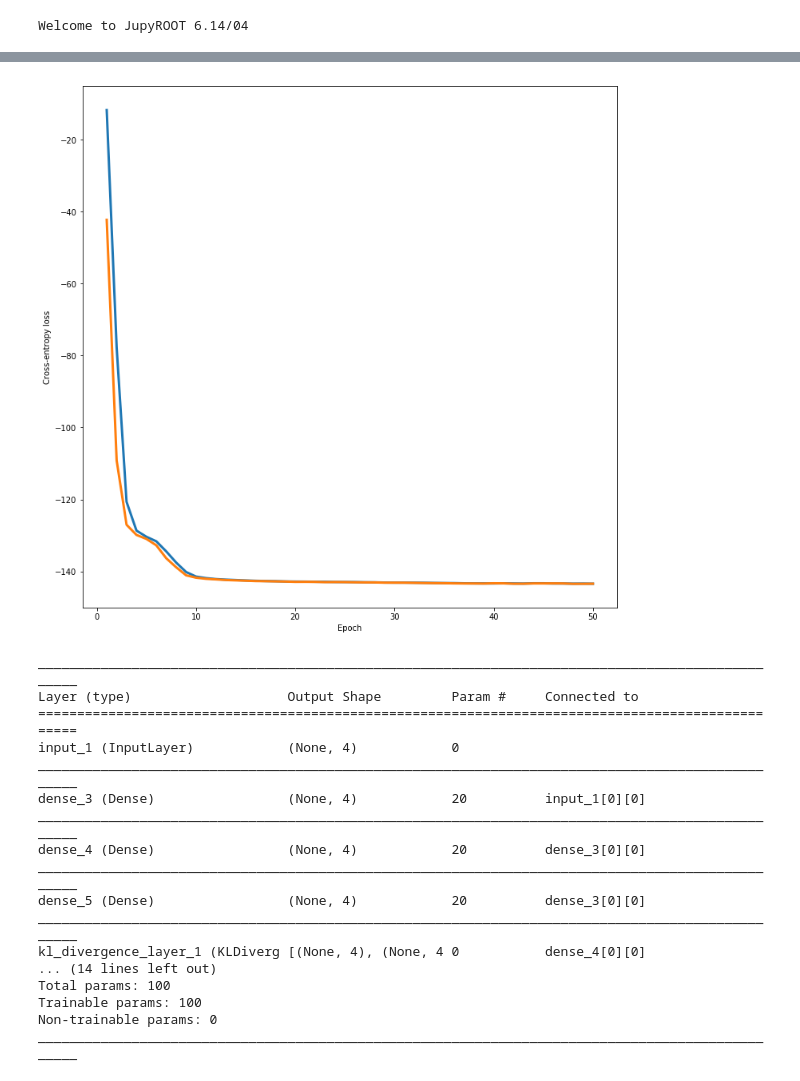
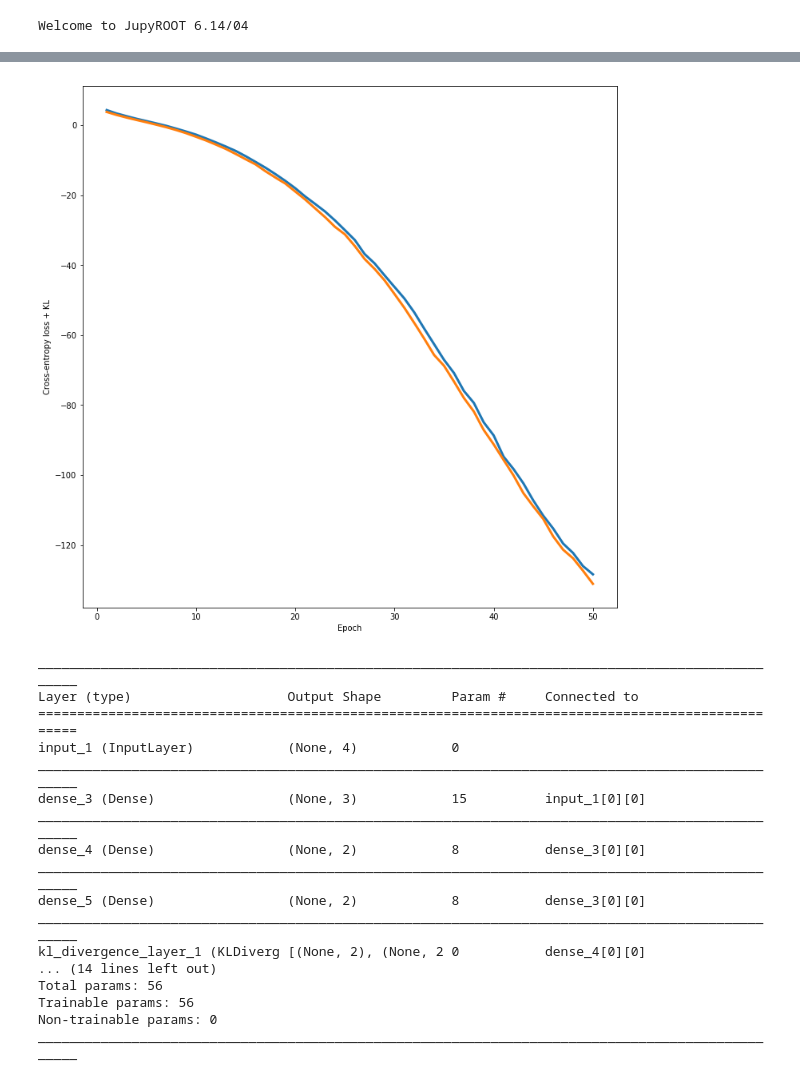
Before and after one commit to amassiro/MyKeras, a Jupyter notebook: VAE/train.VAE.py.ipynb, the cells around one changed output, grey strips where cells are left out. Drawn from its saved outputs; the diff is of its cells as text; code cells hidden in the pictures.

```diff
--- a/VAE/train.VAE.py.ipynb
+++ b/VAE/train.VAE.py.ipynb
@@ -42,20 +26,33 @@ plt.hist( data, bins = 50)
 # Now create seriously more data in 2D
 #
 
-num_events = 1000
+num_events = 3000
 
-dimension_input = 3
+dimension_input = 4
 
 print range(dimension_input)
 
 mu = 2
 sigma = 0.3
-data_vector_wrong_order = np.array( [np.random.normal(mu+i, sigma, num_events) for i in range(dimension_input)] )
+data_vector_wrong_order = np.array( [ np.random.normal(mu+i, sigma, num_events*2/3)          for i in range(dimension_input)] )
 
-# print data_vector_wrong_order
+data_vector_wrong_order_extended = np.array( [ np.random.normal(mu+i+4., 3*sigma, num_events/3) for i in range(dimension_input)] )
+
+print "data_vector_wrong_order"
+print data_vector_wrong_order
+
+print "data_vector_wrong_order_extended"
+print data_vector_wrong_order_extended
+
+# https://docs.scipy.org/doc/numpy-1.15.0/reference/generated/numpy.concatenate.html
+data_vector_wrong_order = np.concatenate( [data_vector_wrong_order, data_vector_wrong_order_extended], axis=1)
+
+print "data_vector_wrong_order"
+print data_vector_wrong_order
 
 data_vector = np.array( [ data_vector_wrong_order[:,i] for i in range(num_events) ] )
-# print data_vector
+print "data_vector"
+print data_vector
 
 
 for i in range(dimension_input):
@@ -99,8 +119,8 @@ from keras.layers import Input, Dense, Lambda, Layer, Add, Multiply
 from keras.models import Model, Sequential
 
 original_dim = dimension_input
-intermediate_dim = 2
-latent_dim = 3
+intermediate_dim = 3
+latent_dim = 2
 batch_size = 100
-epochs = 20
-# epsilon_std = 1.0
+epochs = 50
+epsilon_std = 1.0
@@ -208,8 +227,8 @@ vae.compile (optimizer='rmsprop', loss=nll)
 # %%
 
 # train the VAE
-x_train = data_train
-x_test  = data_test
+x_train = data_vector
+x_test  = data_vector
 
 
 history = vae.fit(x_train,   # source
@@ -281,17 +297,19 @@ latent layer
 # %%
 
 
 #########################################################
 ## validation plot
 
 fig_validation = plt.figure(original_dim+latent_dim, figsize=(12,12))
 
 epochs = range(1, len(history.history["loss"])+1)
 plt.plot(epochs, history.history["loss"], lw=3, label="Training loss")
 plt.plot(epochs, history.history["val_loss"], lw=3, label="Validation loss")
-plt.xlabel("Epoch"), plt.ylabel("Cross-entropy loss");
+plt.xlabel("Epoch"), plt.ylabel("Cross-entropy loss + KL");
+
+# print(history.history)
 # %% [output]
-[figure, old version]
+[figure, new version]
 # %%
 
 #########################################################
@@ -307,16 +325,16 @@ Layer (type)                    Output Shape         Param #     Connected to
 ==================================================================================================
 input_1 (InputLayer)            (None, 4)            0
 __________________________________________________________________________________________________
-dense_3 (Dense)                 (None, 4)            20          input_1[0][0]
+dense_3 (Dense)                 (None, 3)            15          input_1[0][0]
 __________________________________________________________________________________________________
-dense_4 (Dense)                 (None, 4)            20          dense_3[0][0]
+dense_4 (Dense)                 (None, 2)            8           dense_3[0][0]
 __________________________________________________________________________________________________
-dense_5 (Dense)                 (None, 4)            20          dense_3[0][0]
+dense_5 (Dense)                 (None, 2)            8           dense_3[0][0]
 __________________________________________________________________________________________________
-kl_divergence_layer_1 (KLDiverg [(None, 4), (None, 4 0           dense_4[0][0]
+kl_divergence_layer_1 (KLDiverg [(None, 2), (None, 2 0           dense_4[0][0]
 ... (14 lines left out)
-Total params: 100
-Trainable params: 100
+Total params: 56
+Trainable params: 56
 Non-trainable params: 0
 __________________________________________________________________________________________________
 # %%
```
Also changed, not shown: parts of 12 cells of this notebook.
